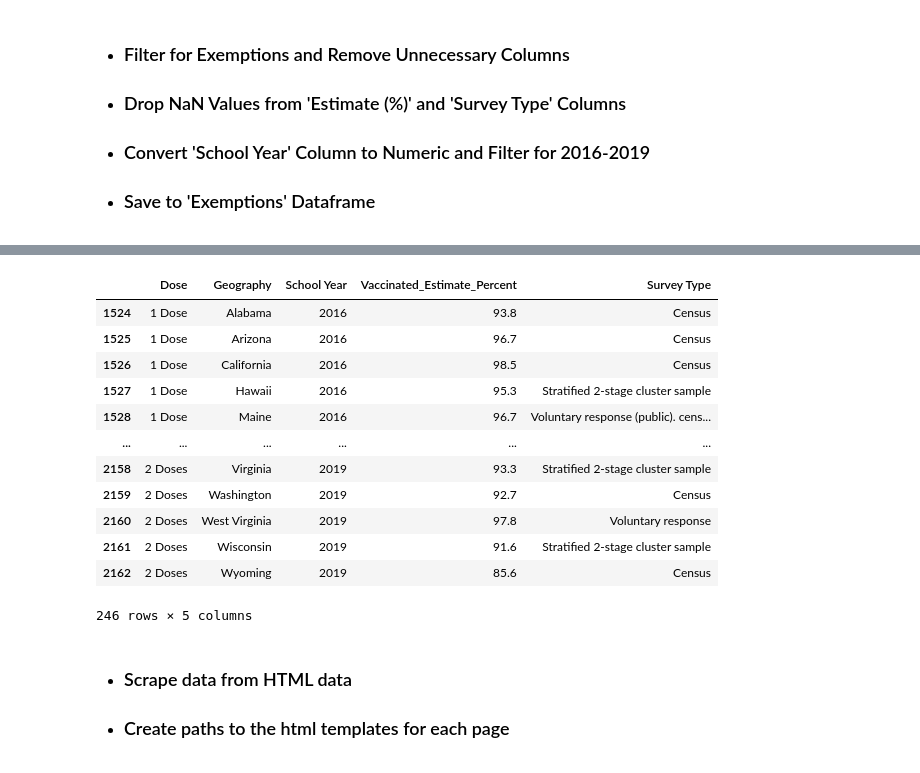
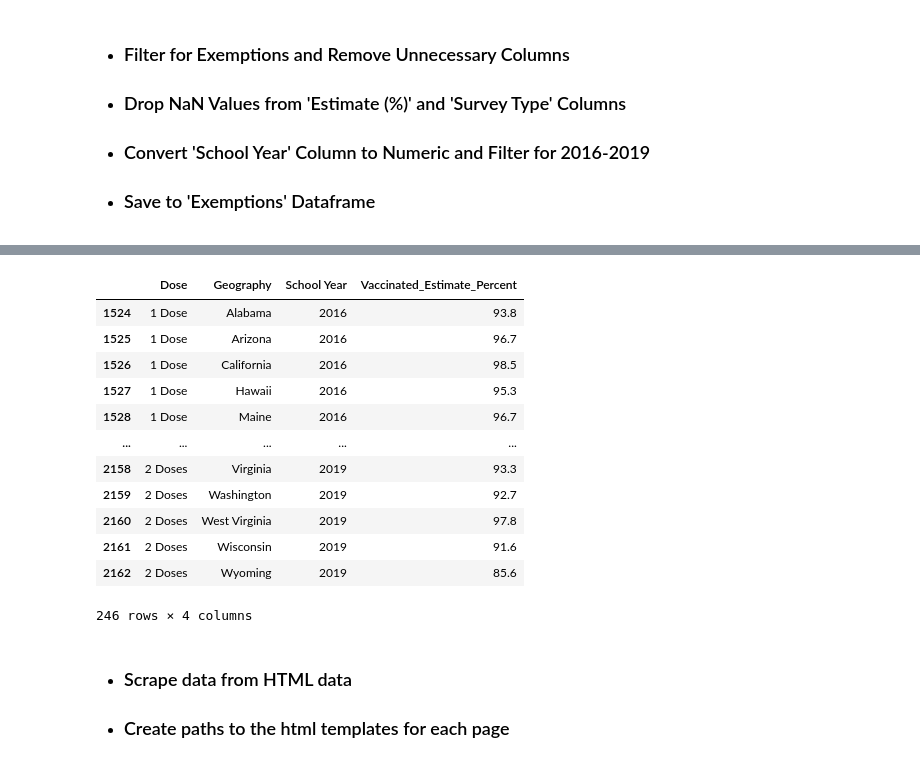
Before and after one commit to jared-roussel/chickenpox-vaccinations, a Jupyter notebook: main.ipynb, the cells around one changed output, grey strips where cells are left out. Saved outputs shown, nothing was run; the diff lists cells and outputs as text; code cells hidden in the pictures.

```diff
--- a/main.ipynb
+++ b/main.ipynb
@@ -71,22 +71,23 @@ exemptions_df
 # %%
 vaccine_df = coverage_exmpt_file_df.loc[coverage_exmpt_file_df['Vaccine/Exemption'] == 'Varicella, unknown disease history',['Dose','Geography','School Year','Estimate (%)','Survey Type']].copy()
 vaccine_df.dropna(subset=['Estimate (%)'], inplace =True)
 vaccine_df.rename(columns={"Estimate (%)": "Vaccinated_Estimate_Percent"}, inplace = True)
 vaccine_df.dropna(subset=['Survey Type'], inplace =True)
+vaccine_df.drop(columns=['Survey Type'], inplace=True)
 vaccine_df["School Year"]=pd.to_numeric(vaccine_df["School Year"].str[:4])
 vaccine_df=vaccine_df.loc[vaccine_df['School Year']>2015]
 vaccine_df
 # %% [output]
-|  | Dose | Geography | School Year | Vaccinated_Estimate_Percent | Survey Type |
-| 1524 | 1 Dose | Alabama | 2016 | 93.8 | Census |
-| 1525 | 1 Dose | Arizona | 2016 | 96.7 | Census |
-| 1526 | 1 Dose | California | 2016 | 98.5 | Census |
-| 1527 | 1 Dose | Hawaii | 2016 | 95.3 | Stratified 2-stage cluster sample |
-| 1528 | 1 Dose | Maine | 2016 | 96.7 | Voluntary response (public). cens... |
-| ... | ... | ... | ... | ... | ... |
-| 2158 | 2 Doses | Virginia | 2019 | 93.3 | Stratified 2-stage cluster sample |
-| 2159 | 2 Doses | Washington | 2019 | 92.7 | Census |
-| 2160 | 2 Doses | West Virginia | 2019 | 97.8 | Voluntary response |
-| 2161 | 2 Doses | Wisconsin | 2019 | 91.6 | Stratified 2-stage cluster sample |
-| 2162 | 2 Doses | Wyoming | 2019 | 85.6 | Census |
+|  | Dose | Geography | School Year | Vaccinated_Estimate_Percent |
+| 1524 | 1 Dose | Alabama | 2016 | 93.8 |
+| 1525 | 1 Dose | Arizona | 2016 | 96.7 |
+| 1526 | 1 Dose | California | 2016 | 98.5 |
+| 1527 | 1 Dose | Hawaii | 2016 | 95.3 |
+| 1528 | 1 Dose | Maine | 2016 | 96.7 |
+| ... | ... | ... | ... | ... |
+| 2158 | 2 Doses | Virginia | 2019 | 93.3 |
+| 2159 | 2 Doses | Washington | 2019 | 92.7 |
+| 2160 | 2 Doses | West Virginia | 2019 | 97.8 |
+| 2161 | 2 Doses | Wisconsin | 2019 | 91.6 |
+| 2162 | 2 Doses | Wyoming | 2019 | 85.6 |
-246 rows × 5 columns
+246 rows × 4 columns
```
Also changed, not shown: parts of 6 cells of this notebook, 1 other file.
